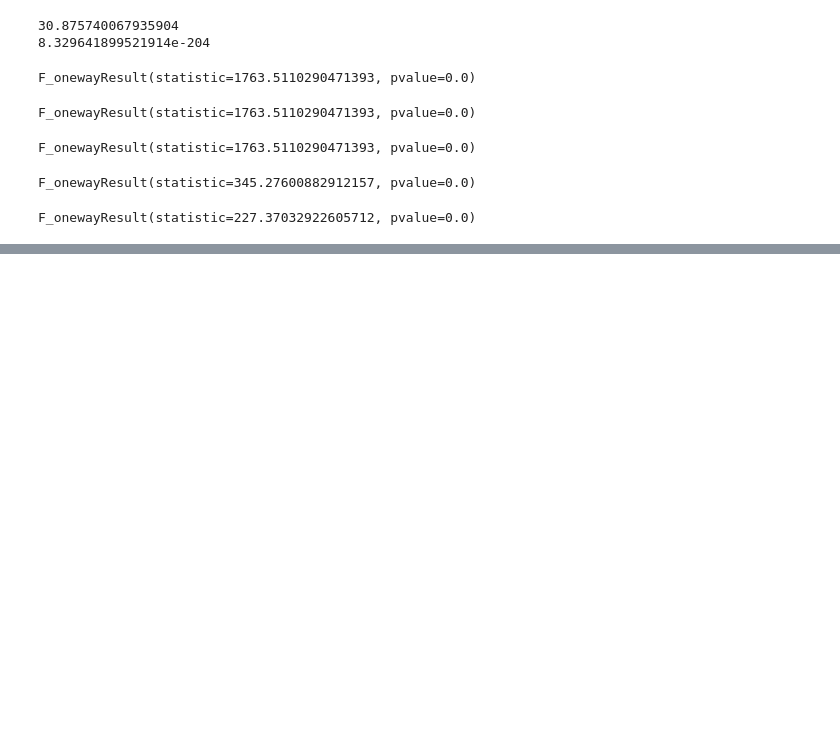
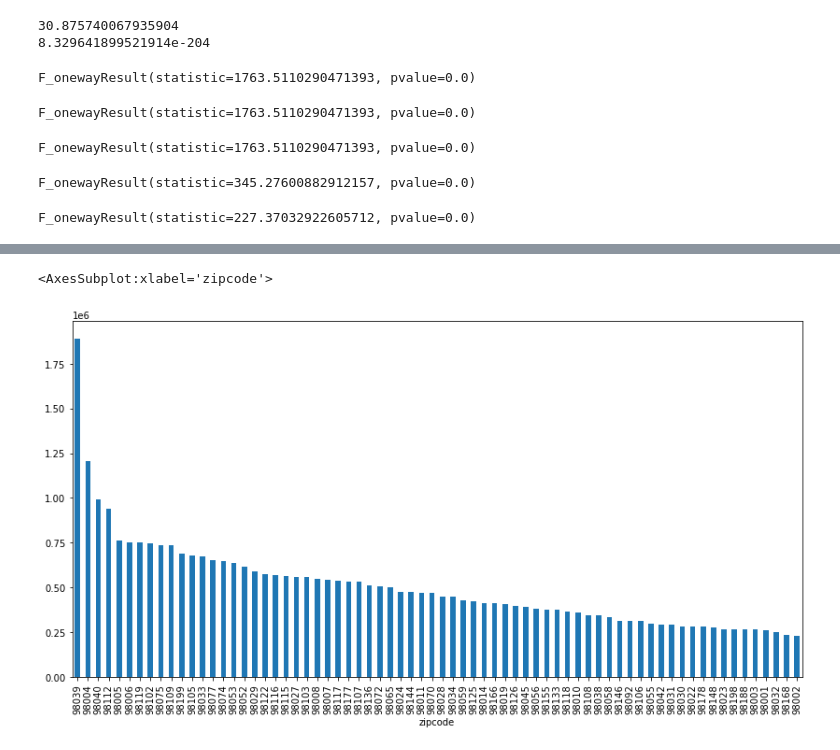
Before and after one commit to raizelistaken/Housing_Prices_KC, a Jupyter notebook: Saturday_models.ipynb, the cells around one changed output, grey strips where cells are left out. Cells and saved outputs as stored; diff of their text form; code cells hidden in the pictures; blank space fills up the shorter version.

```diff
--- a/Saturday_models.ipynb
+++ b/Saturday_models.ipynb
@@ -337,3 +456,11 @@ F_onewayResult(statistic=227.37032922605712, pvalue=0.0)
+# %%
+zips = df.groupby(['zipcode'])['price'].median().sort_values(ascending=False)
+# %%
+fig, ax = plt.subplots(figsize = (14,7))
+zips.plot(kind='bar')
+# %% [output]
+<AxesSubplot:xlabel='zipcode'>
+[figure, added]
 # %%
 target = df['price']
 # %%
```
Also changed, not shown: parts of 15 cells of this notebook.
